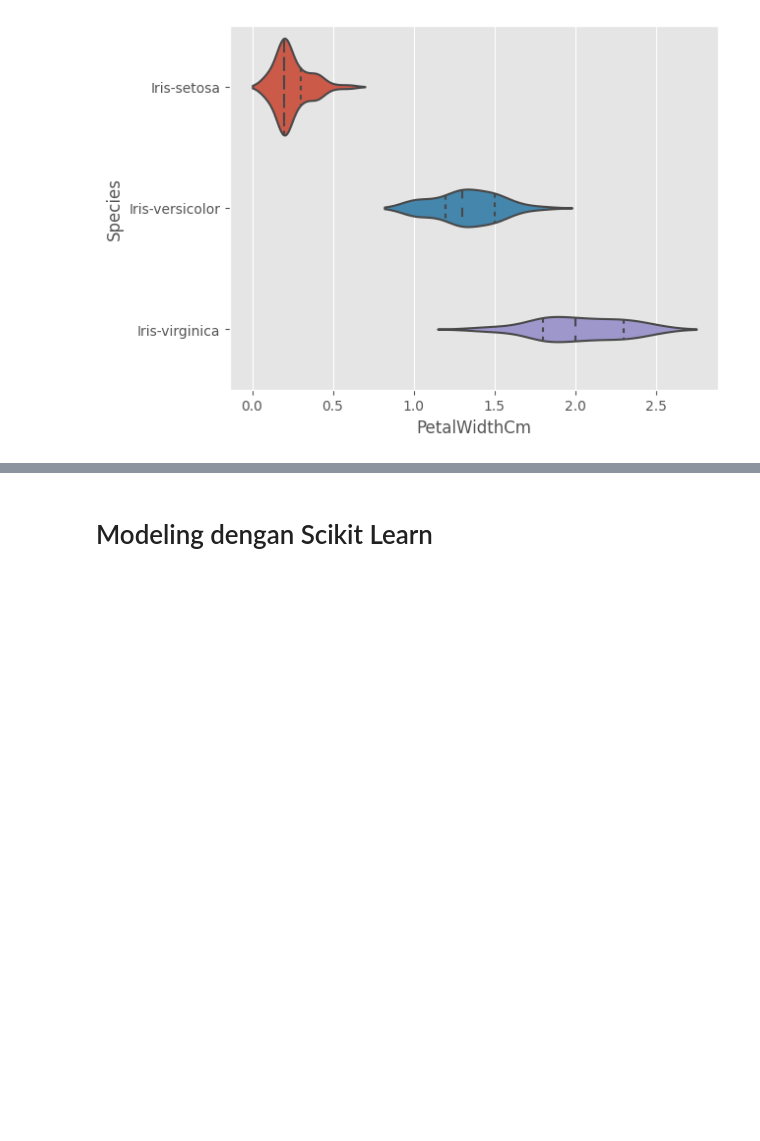
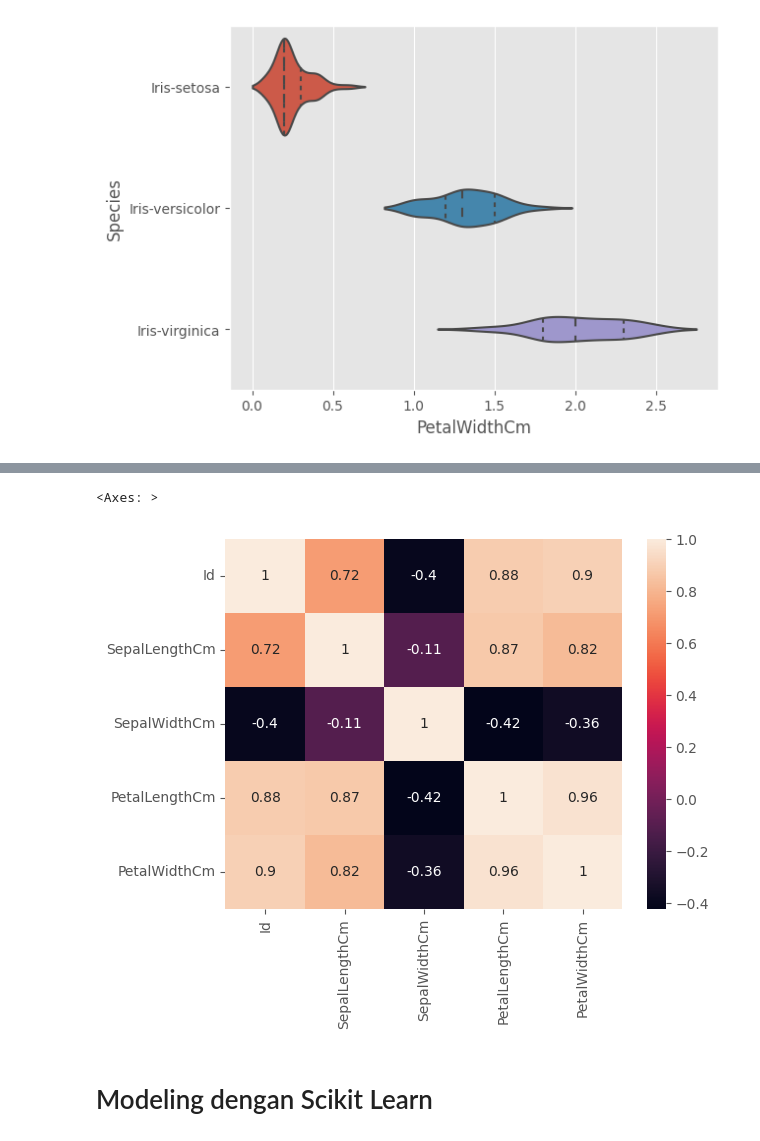
Before and after one commit to rrudiansyah/Iris-Dataset, a Jupyter notebook: Iris_Dataset.ipynb, the cells around one changed output, grey strips where cells are left out. Drawn from its saved outputs; the diff is of its cells as text; code cells hidden in the pictures; blank space fills up the shorter version.

```diff
--- a/Iris_Dataset.ipynb
+++ b/Iris_Dataset.ipynb
@@ -77,3 +79,6 @@ plt.show()
 [figure]
 [figure]
 [figure]
+# %%
+d1 = df.corr()
+d1
@@ -80,3 +92,8 @@ plt.show()
+# %%
+sns.heatmap(data=d1, annot=True)
+# %% [output]
+<Axes: >
+[figure, added]
 # %% [markdown]
 # Modeling dengan Scikit Learn
 # %%
```
Also changed, not shown: parts of 6 cells of this notebook.
